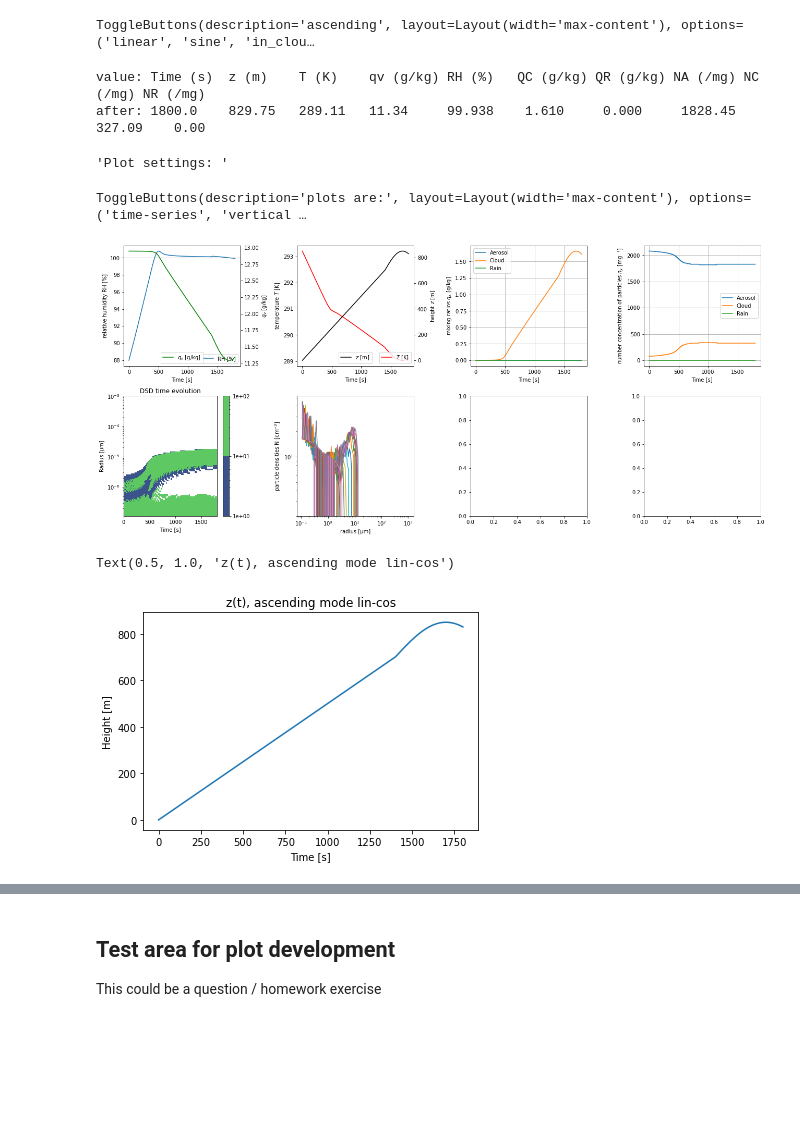
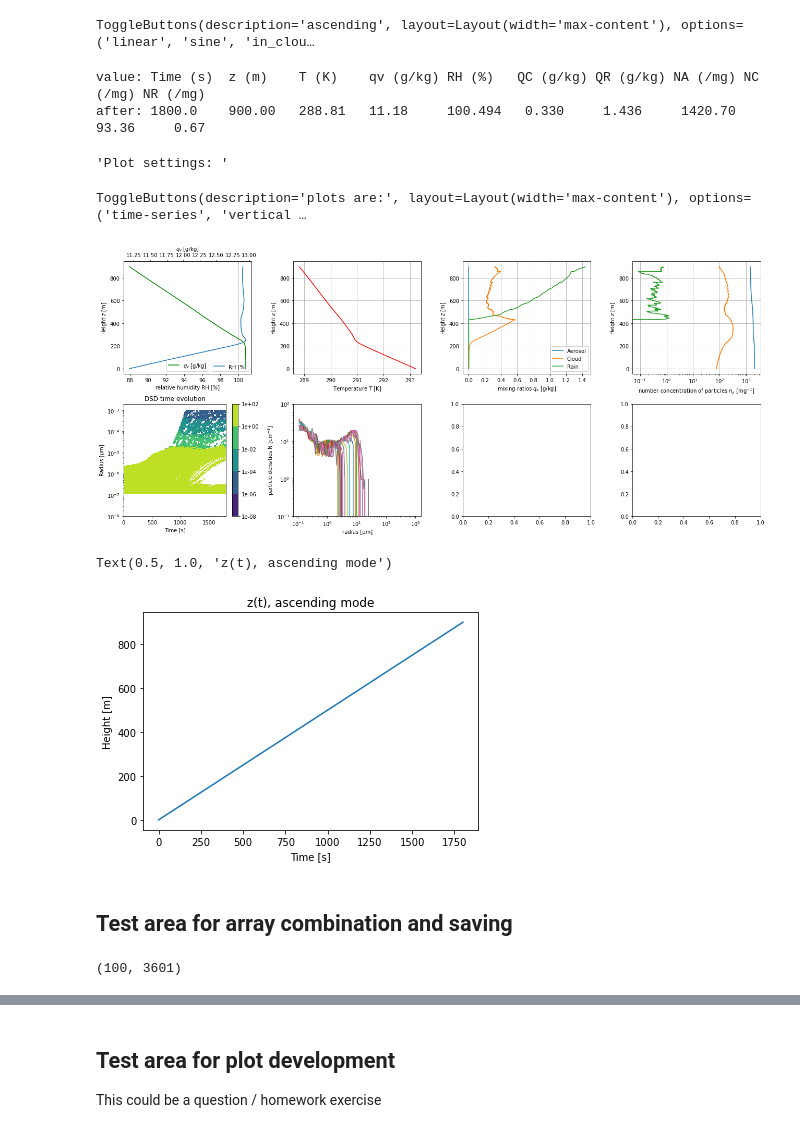
Before and after one commit to jslim93/PyLCM_edu, a Jupyter notebook: PyLCM_edu.ipynb, the cells around one changed output, grey strips where cells are left out. Cells and saved outputs as stored; diff of their text form; code cells hidden in the pictures; blank space fills up the shorter version.

Commit message:
small improvements on plots: scalings, axes; new calculation of log edges, output as csv

```diff
--- a/PyLCM_edu.ipynb
+++ b/PyLCM_edu.ipynb
@@ -239,12 +239,27 @@ alpha_spec = 1.0 # current value in fortran code
 
 
 # previous version (working):
-log_edges = np.logspace(np.log10(0.1E-6), np.log10(1000.0E-6), nbins + 1)
+#log_edges = np.logspace(np.log10(0.1E-6), np.log10(1000.0E-6), nbins + 1)
 # 101 entries
 
-spectra_arr = np.zeros((nt+1,nbins))
+
 
 qa_ts,qc_ts,qr_ts = np.zeros(nt+1),np.zeros(nt+1),np.zeros(nt+1)
 na_ts,nc_ts,nr_ts = np.zeros(nt+1),np.zeros(nt+1),np.zeros(nt+1)
+# %%
+# shift to print plot
+alpha_spec   = 0.125    # bin spacing: mass(n+1) = mass(n) * 2^alpha_spec
+r_start_spec = 0.005E-6 #! smallest radius for spectra; 0.01E-6 to see haze, cloud droplets, and rain; 1.5625 to see cloud droplets and rain
+x_start_spec =4.0 / 3.0 * pi * rho_liq * ( r_start_spec )**3
+r_end_spec = 6000.0E-6
+x_end_spec = 4.0 / 3.0 * pi * rho_liq * ( r_end_spec )**3
+
+n_bins  = int( np.log( x_end_spec / x_start_spec ) / np.log( 2.0**alpha_spec ) )
 # %%
-len(log_edges)
+n_bins_spec = np.linspace(0,1001,nbins)
+xl = x_start_spec * (2**alpha_spec)**(n_bins_spec-1) # where is x_start_spec defined? Maybe just 1?
+xr = x_start_spec * (2**alpha_spec)**(n_bins_spec)
+xm = np.sqrt(xl * xr)
+rm_spec = ( xm / ( 4.0 / 3.0 * np.pi * rho_liq ) )**(1.0/3.0)  # this is the mean radius of the bin
+rl_spec = ( xl / ( 4.0 / 3.0 * np.pi * rho_liq ) )**(1.0/3.0)
+rr_spec = ( xr / ( 4.0 / 3.0 * np.pi * rho_liq ) )**(1.0/3.0)
@@ -253,3 +266,5 @@ len(log_edges)
+# %%
+spectra_arr = np.zeros((nt+1,len(rm_spec)))
 # %% [markdown]
 # Time step routine
 # %%
@@ -312,7 +327,7 @@ for t in range(nt):
     #spec_plot(ax,spectra_arr, nt, log_edges)
 # %% [output]
 value: Time (s)  z (m)    T (K)    qv (g/kg) RH (%)   QC (g/kg) QR (g/kg) NA (/mg) NC (/mg) NR (/mg)
-after: 1800.0    829.75   289.11   11.34     99.938    1.610     0.000     1828.45   327.09    0.00
+after: 1800.0    900.00   288.81   11.18     100.494   0.330     1.436     1420.70   93.36     0.67
 # %%
 # user can choice if he wants the plots time-dependent or height-dependent (except of DSD and particle densities always being time dependent)
 mode_plots_widget = widgets.ToggleButtons(options=['time-series', 'vertical profile'], value='time-series', description='plots are:', layout={'width': 'max-content'}, disabled=False)
@@ -324,12 +339,19 @@ ToggleButtons(description='plots are:', layout=Layout(width='max-content'), opti
 plot_mode=mode_plots_widget.value
 subplot_array_function(plot_mode, dt, nt, log_edges, qa_ts, qc_ts, qr_ts, na_ts, nc_ts, nr_ts, T_parcel_array, RH_parcel_array, q_parcel_array, z_parcel_array, spectra_arr)
 # %% [output]
-[figure, old version]
+[figure, new version]
 # %%
+time_array = np.arange(nt+1)*dt
 plt.plot(time_array, z_parcel_array)
 plt.xlabel('Time [s]')
 plt.ylabel('Height [m]')
-plt.title('z(t), ascending mode lin-cos')
+plt.title('z(t), ascending mode')
 # %% [output]
-Text(0.5, 1.0, 'z(t), ascending mode lin-cos')
+Text(0.5, 1.0, 'z(t), ascending mode')
-[figure, old version]
+[figure, new version]
+# %% [markdown]
+## Test area for array combination and saving
+# %%
+np.shape(spectra_arr.T)
+# %% [output]
+(100, 3601)
```
Also changed, not shown: parts of 8 cells of this notebook, 2 other files.
